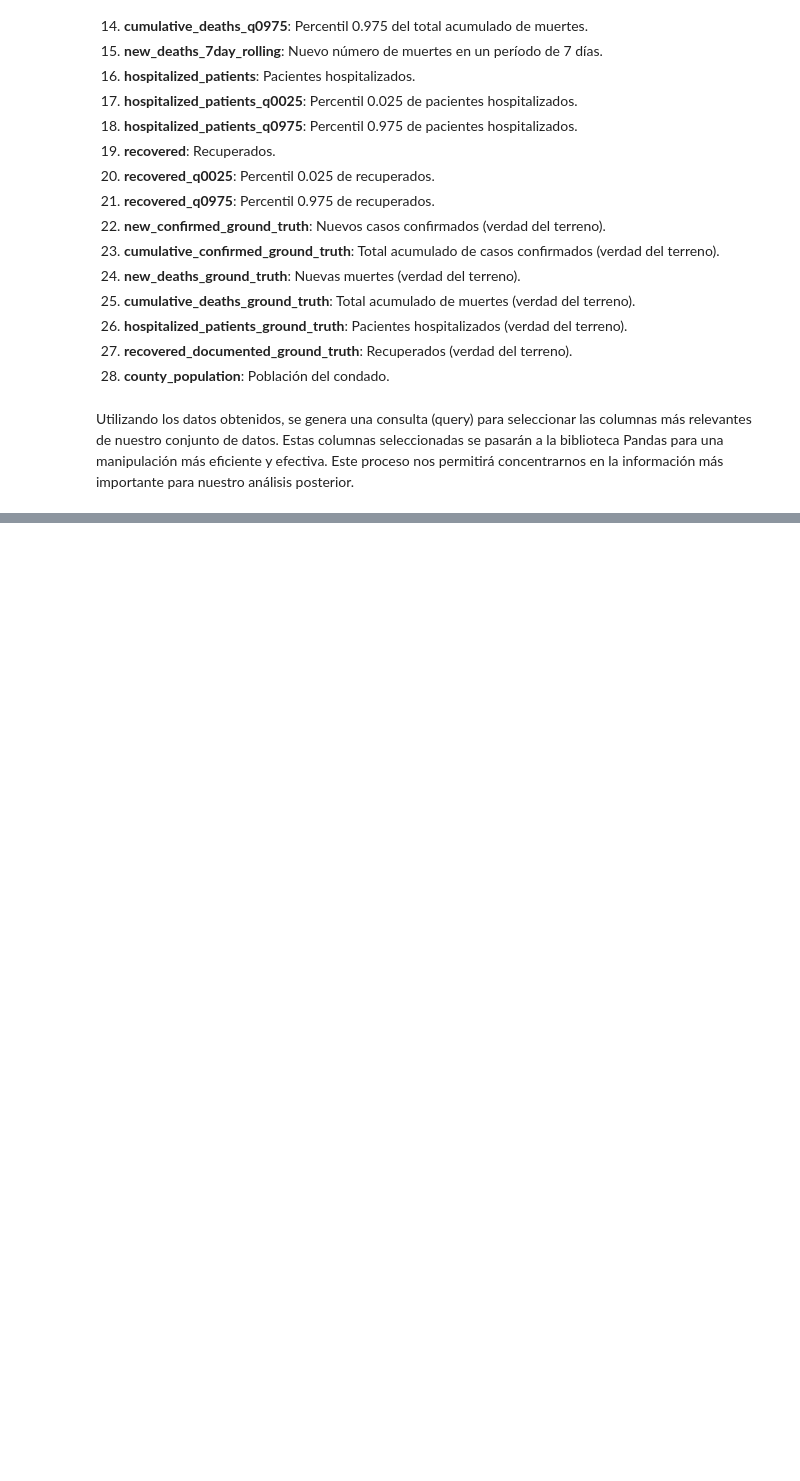
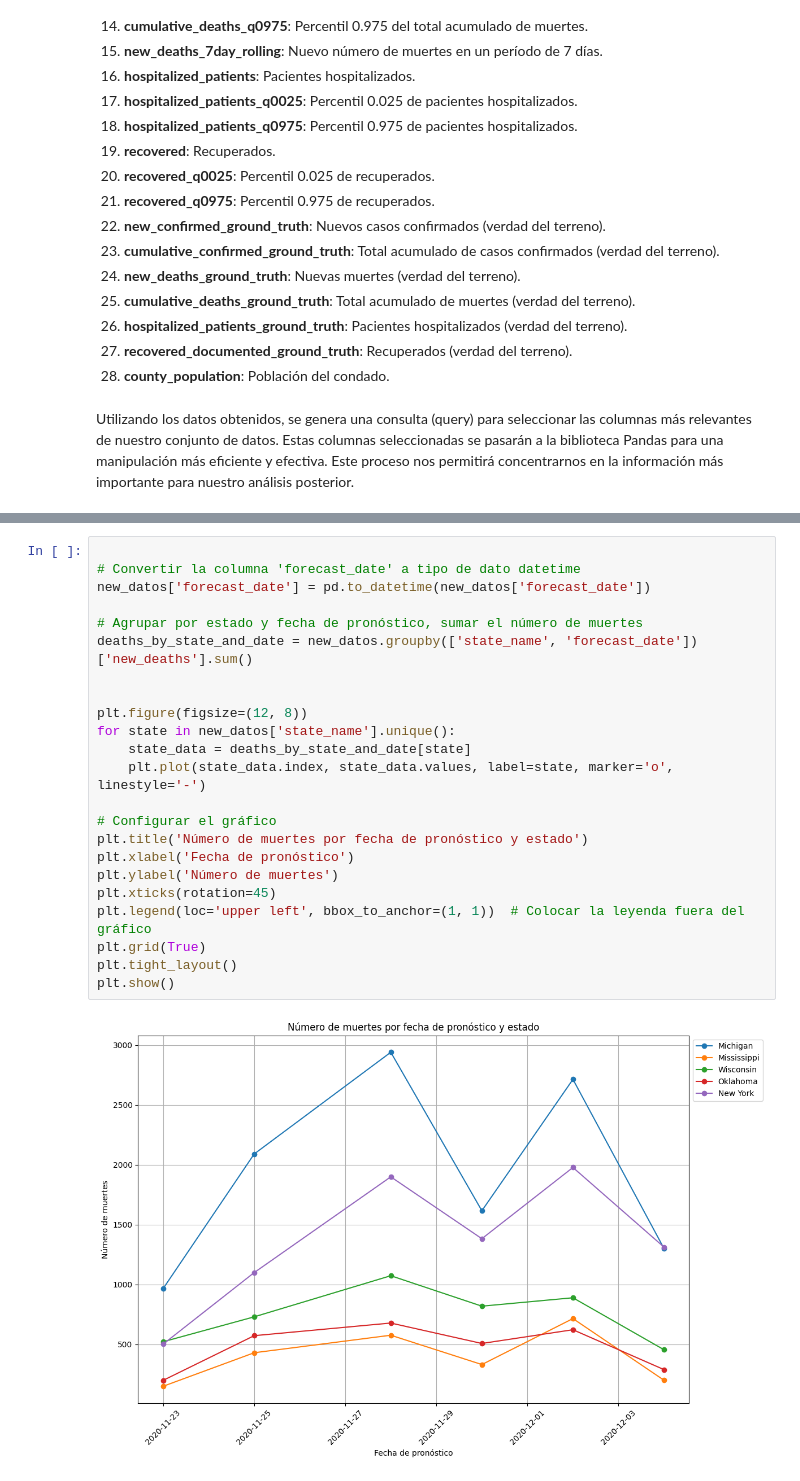
Before and after one commit to Ivancillo123/solemne_1_Mineria_de_Datos, a Jupyter notebook: prueba.ipynb, the cells around one changed output, grey strips where cells are left out. Drawn from its saved outputs; the diff is of its cells as text; blank space fills up the shorter version.

```diff
--- a/prueba.ipynb
+++ b/prueba.ipynb
@@ -234,0 +258,25 @@ QueryJob<project=prueba1-mineria-de-datos, location=US, id=d66bfe3a-cd34-475b-96
+# %%
+
+# Convertir la columna 'forecast_date' a tipo de dato datetime
+new_datos['forecast_date'] = pd.to_datetime(new_datos['forecast_date'])
+
+# Agrupar por estado y fecha de pronóstico, sumar el número de muertes
+deaths_by_state_and_date = new_datos.groupby(['state_name', 'forecast_date'])['new_deaths'].sum()
+
+
+plt.figure(figsize=(12, 8))
+for state in new_datos['state_name'].unique():
+    state_data = deaths_by_state_and_date[state]
+    plt.plot(state_data.index, state_data.values, label=state, marker='o', linestyle='-')
+
+# Configurar el gráfico
+plt.title('Número de muertes por fecha de pronóstico y estado')
+plt.xlabel('Fecha de pronóstico')
+plt.ylabel('Número de muertes')
+plt.xticks(rotation=45)
+plt.legend(loc='upper left', bbox_to_anchor=(1, 1))  # Colocar la leyenda fuera del gráfico
+plt.grid(True)
+plt.tight_layout()
+plt.show()
+# %% [output]
+[figure, added]
```
Also changed, not shown: parts of 19 cells of this notebook.
